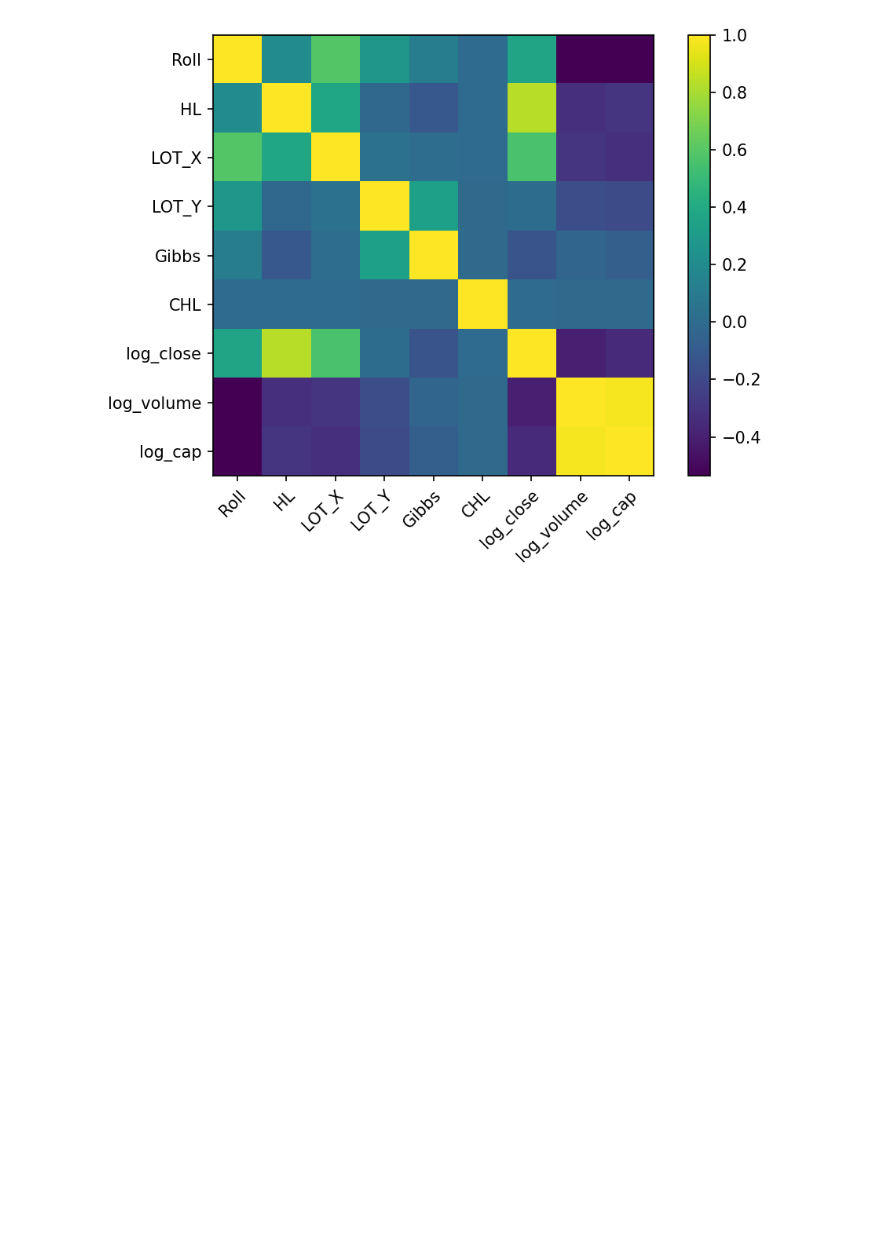
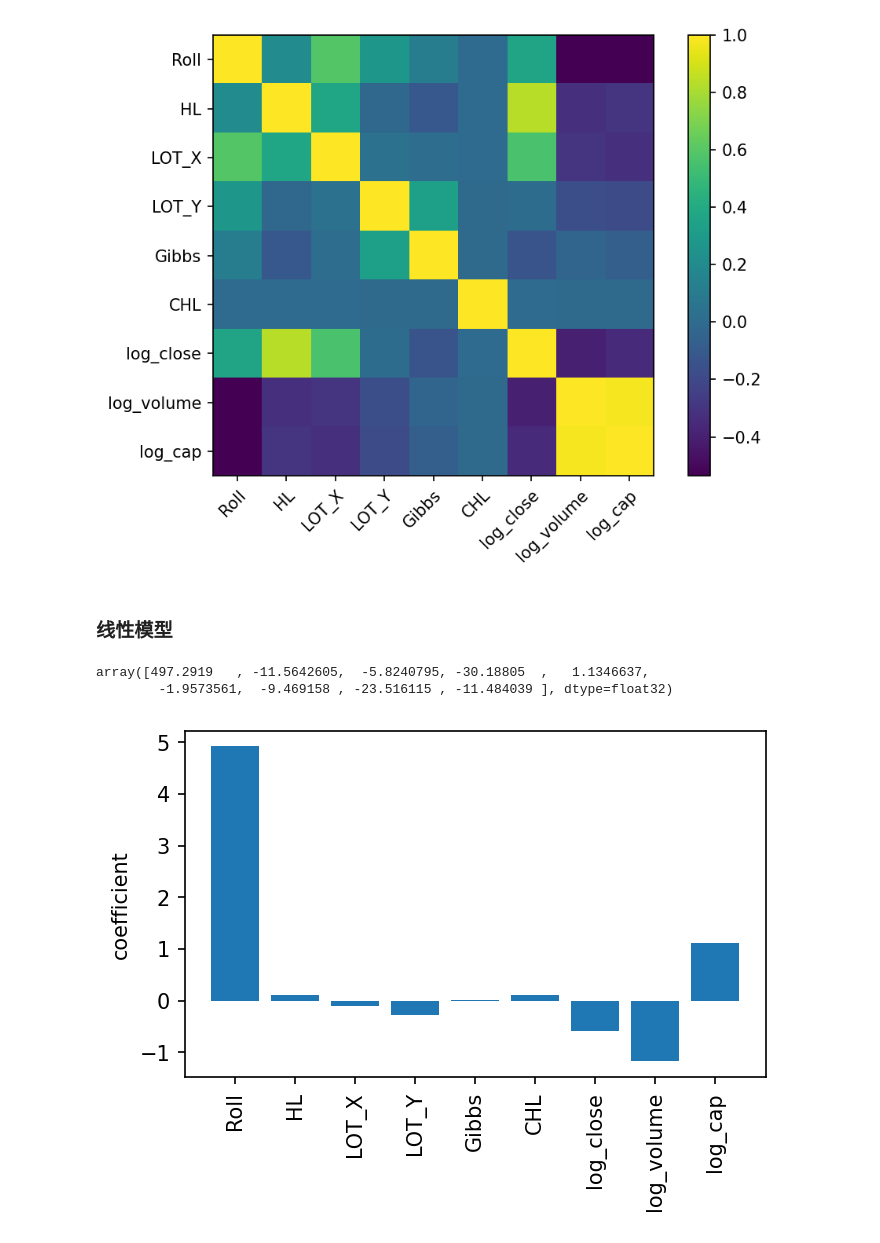
Before and after one commit to GYMS-PKU/Low-Frequency-Spread-Estimator, a Jupyter notebook: notebook/绘图_SP500.ipynb, the cells around one changed output. Drawn from its saved outputs; the diff is of its cells as text; code cells hidden in the pictures; blank space fills up the shorter version.

```diff
--- a/notebook/绘图_SP500.ipynb
+++ b/notebook/绘图_SP500.ipynb
@@ -20,3 +20,27 @@ plt.colorbar()
 plt.show()
 # %% [output]
 [figure]
+# %% [markdown]
+### 线性模型
+# %%
+Linear_spread_cs
+# %% [output]
+array([497.2919   , -11.5642605,  -5.8240795, -30.18805  ,   1.1346637,
+        -1.9573561,  -9.469158 , -23.516115 , -11.484039 ], dtype=float32)
+# %%
+with open(r"C:\Users\Windows11\Desktop\ML_data\ML4Liquidity\linear_spread_cs.pkl", 'rb') as f:
+    Linear_spread_cs = pickle.load(f)
+with open(r"C:\Users\Windows11\Desktop\ML_data\ML4Liquidity\linear_rela_cs.pkl", 'rb') as f:
+    Linear_rela_cs = pickle.load(f)
+
+Linear_spread_cs = np.array([4.92,0.105,-0.0999,-0.2746,0.0095,0.1031,-0.5819,-1.1758,1.1227])
+import matplotlib.pyplot as plt
+fea_names = [ 'Roll', 'HL', 'LOT_X', 'LOT_Y', 'Gibbs', 'CHL', 'log_close', 'log_volume', 'log_cap']  # 特征名字
+plt.figure(figsize=(5,3),dpi=150)
+plt.bar(fea_names, Linear_spread_cs)
+plt.xticks(rotation=90)
+plt.ylabel('coefficient')
+
+plt.show()
+# %% [output]
+[figure, added]
```
Also changed, not shown: parts of 30 cells of this notebook, 5 other files.
